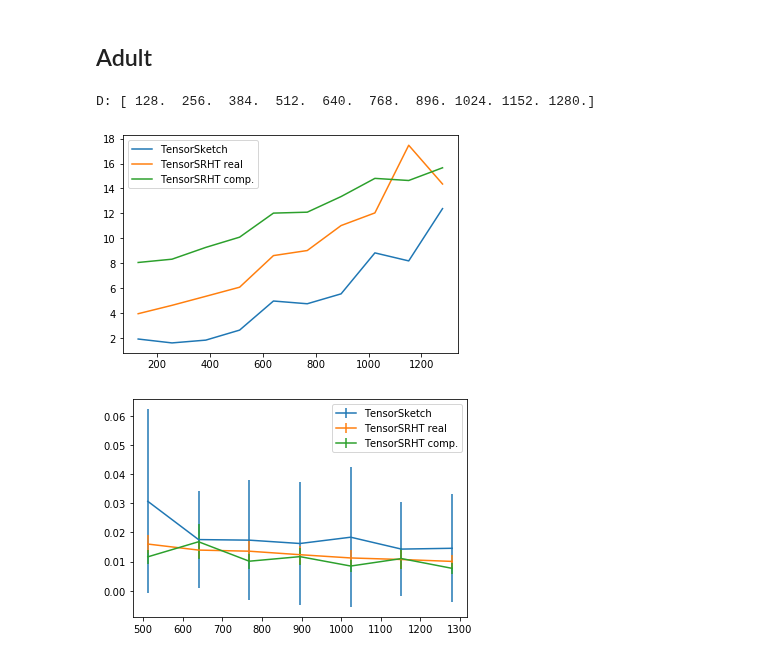
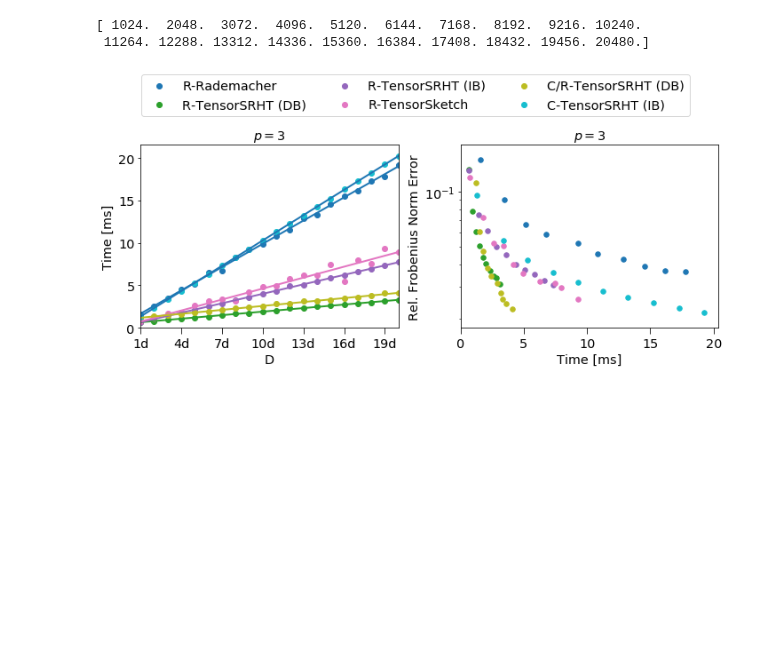
Before and after one commit to joneswack/dp-rfs, a Jupyter notebook: notebooks/speed_vs_kernel_approx.ipynb, the cells around one changed output. Cells and saved outputs as stored; diff of their text form; code cells hidden in the pictures; blank space fills up the shorter version.

Commit message:
[Update] Speed plots

```diff
--- a/notebooks/speed_vs_kernel_approx.ipynb
+++ b/notebooks/speed_vs_kernel_approx.ipynb
@@ -57,7 +6,0 @@ configs = [
-# %%
-# tensorsrht_real = df[(df['proj'] == 'srht') & (df['full_cov'] == True) & (df['complex_real'] == False)]
-for config in configs:
-    plt.errorbar(config[1]['D'].values, config[1]['frob_mean'].values, yerr=config[1]['frob_std'].values, label=config[0])
-# plt.errorbar(tensorsketch['metric_time_ms'].values, tensorsketch['frob_mean'].values, yerr=tensorsketch['frob_std'].values)
-plt.legend()
-plt.show()
@@ -65,0 +7,12 @@ plt.show()
+# %%
+params = {
+    'legend.fontsize': 'x-large',
+    'figure.figsize': (16, 4), # 2.2*len(csvs)
+    'axes.labelsize': 'x-large',
+    'axes.titlesize':'x-large',
+    'xtick.labelsize':'x-large',
+    'ytick.labelsize':'x-large',
+    'xtick.major.size': 7.0,
+    'ytick.major.size': 3.0
+}
+pylab.rcParams.update(params)
@@ -128,3 +118,15 @@ plt.show()
+# %%
+df = pd.read_csv('../csv/time_benchmark/rep100_p3_bias1_mnist.csv')
+
+configs_p3 = [
+    ('R-Rademacher', df[(df['proj'] == 'rademacher') & (df['full_cov'] == False) & (df['complex_real'] == False) & (df['complex_weights'] == False)]),
+#     ('Rademacher comp..', df[(df['proj'] == 'rademacher') & (df['full_cov'] == False) & (df['complex_real'] == True)])
+    ('R-TensorSRHT (DB)', df[(df['proj'] == 'srht') & (df['full_cov'] == True) & (df['complex_real'] == False)]),
+    ('R-TensorSRHT (IB)', df[(df['proj'] == 'srht') & (df['full_cov'] == False) & (df['complex_real'] == False) & (df['complex_weights'] == False)]),
+    ('R-TensorSketch', df[(df['proj'] == 'countsketch_scatter')]),
+    ('C/R-TensorSRHT (DB)', df[(df['proj'] == 'srht') & (df['full_cov'] == True) & (df['complex_real'] == True)]),
+    ('C-TensorSRHT (IB)', df[(df['proj'] == 'srht') & (df['full_cov'] == False) & (df['complex_real'] == False) & (df['complex_weights'] == True)]),
+]
 # %%
 df = pd.read_csv('../csv/time_benchmark/rep100_p6_bias1_mnist.csv')
 
@@ -355,2 +141,0 @@ plt.show()
-# %% [markdown]
-## Adult
@@ -367,21 +142,18 @@ configs = [
-# %%
-# full cov
-# tensorsrht_real = df[(df['proj'] == 'srht') & (df['full_cov'] == True) & (df['complex_real'] == False)]
-print('D:', configs[0][1]['D'].values[:])
-for config in configs:
-    plt.plot(config[1]['D'].values[:], config[1]['metric_time_ms'].values[:], label=config[0])
-# plt.errorbar(tensorsketch['metric_time_ms'].values, tensorsketch['frob_mean'].values, yerr=tensorsketch['frob_std'].values)
-plt.legend()
-plt.show()
-# %% [output]
-D: [ 128.  256.  384.  512.  640.  768.  896. 1024. 1152. 1280.]
-[figure, removed]
-# %%
-# tensorsrht_real = df[(df['proj'] == 'srht') & (df['full_cov'] == True) & (df['complex_real'] == False)]
-for config in configs:
-    plt.errorbar(config[1]['D'].values[start_val:], config[1]['frob_mean'].values[start_val:], yerr=config[1]['frob_std'].values[start_val:], label=config[0])
-# plt.errorbar(tensorsketch['metric_time_ms'].values, tensorsketch['frob_mean'].values, yerr=tensorsketch['frob_std'].values)
-plt.legend()
-plt.show()
-# %% [output]
-[figure, removed]
+# %%
+fig, axes = plt.subplots(ncols=2, nrows=1, figsize=(10, 4))
+# Ds = [i*1024 for i in range(1, 21, 2)]
+
+plot_speed_lines(axes[0], configs_p3, xlabel='D', ylabel='Time [ms]', title=r'$p=3$')
+scatter(axes[1], configs_p3, 'metric_time_ms', 'frob_mean', xlabel='Time [ms]', ylabel='Rel. Frobenius Norm Error', title=r'$p=3$')
+#scatter(axes[2], configs_p6, 'metric_time_ms', 'frob_mean', xlabel='Time [ms]', title=r'$p=6$')
+# plot_bar(axes[0], configs, Ds, 'frob_mean', bar_width=0.2)
+handles, labels = axes[0].get_legend_handles_labels()
+plt.tight_layout()
+
+legend = plt.figlegend(handles=handles, labels=labels, loc='upper center', ncol=3, bbox_to_anchor = (0,0.35,1.01,0.85), bbox_transform=plt.gcf().transFigure)
+plt.savefig('../figures/frob_vs_speed_mnist.pdf', dpi=300, bbox_extra_artists=(legend,), bbox_inches='tight')
+plt.show()
+# %% [output]
+[ 1024.  2048.  3072.  4096.  5120.  6144.  7168.  8192.  9216. 10240.
+ 11264. 12288. 13312. 14336. 15360. 16384. 17408. 18432. 19456. 20480.]
+[figure, added]
```
Also changed, not shown: parts of 40 cells of this notebook, 3 other files.
